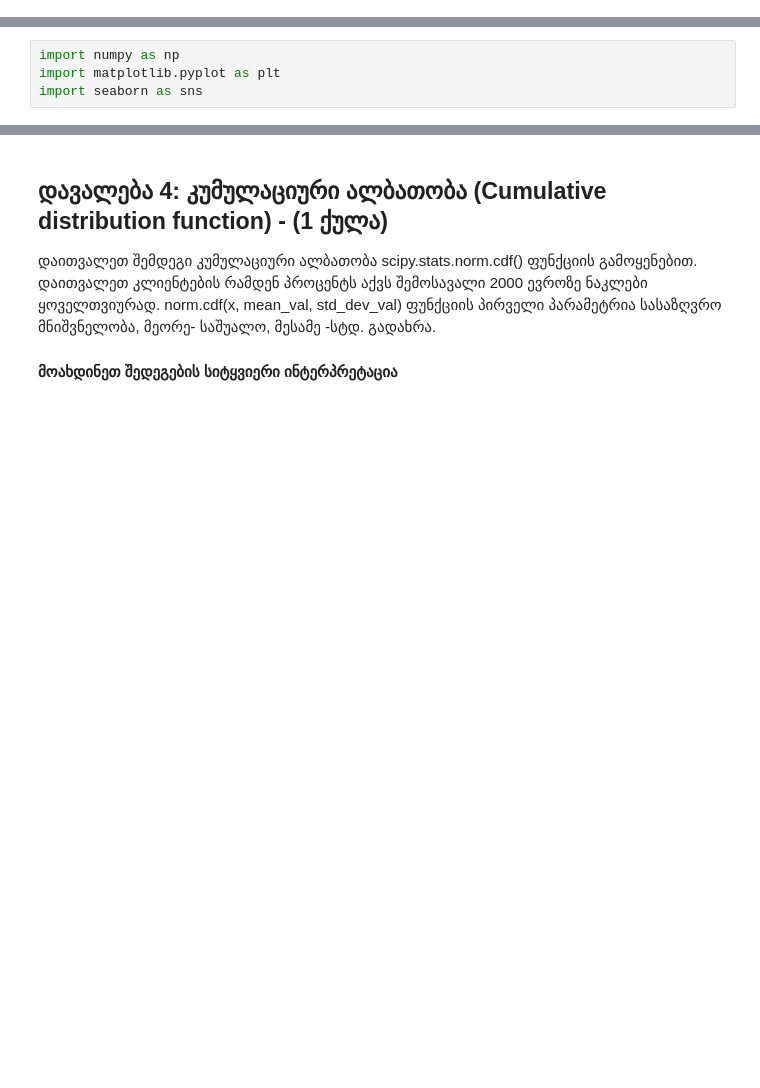
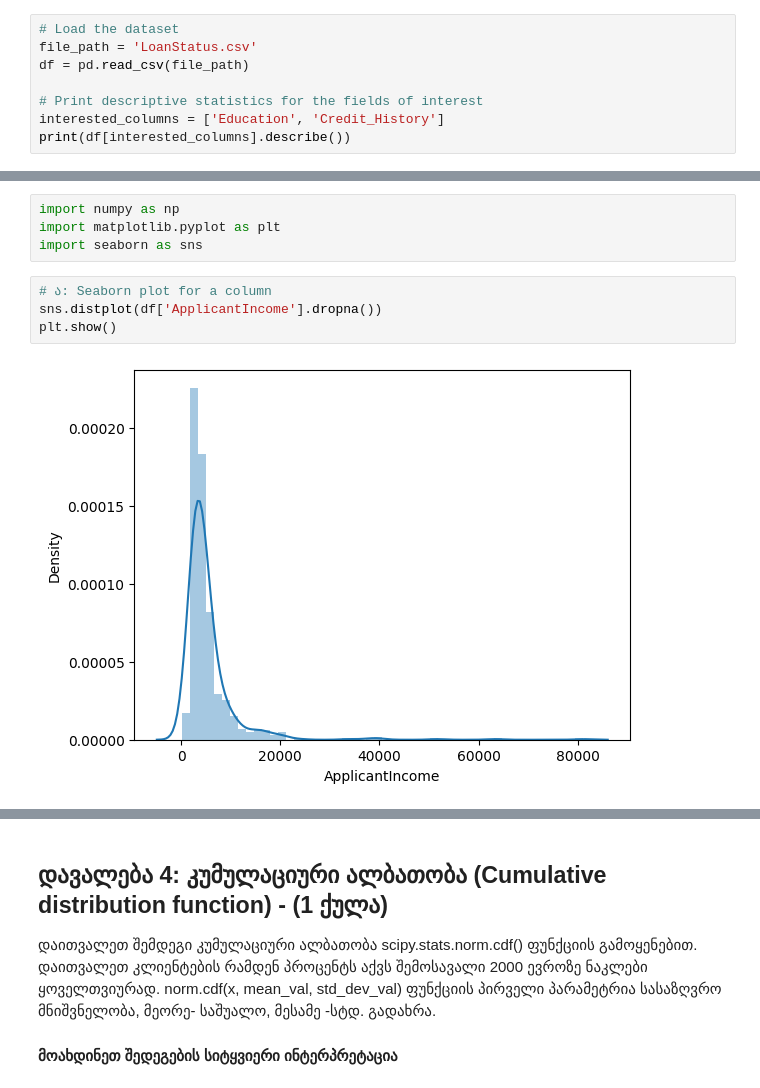
Before and after one commit to Ninidze1/Python-Analytics, a Jupyter notebook: Quiz 2_Probability_Statistics.ipynb, the cells around one changed output, grey strips where cells are left out. Cells and saved outputs as stored; diff of their text form; blank space fills up the shorter version.

```diff
--- a/Quiz 2_Probability_Statistics.ipynb
+++ b/Quiz 2_Probability_Statistics.ipynb
@@ -37,3 +37,11 @@ import warnings
 
 from scipy.stats import norm
 warnings.filterwarnings("ignore")
+# %%
+# Load the dataset
+file_path = 'LoanStatus.csv'
+df = pd.read_csv(file_path)
+
+# Print descriptive statistics for the fields of interest
+interested_columns = ['Education', 'Credit_History']
+print(df[interested_columns].describe())
@@ -59,3 +107,9 @@ warnings.filterwarnings("ignore")
 import numpy as np
 import matplotlib.pyplot as plt
 import seaborn as sns
+# %%
+# ა: Seaborn plot for a column
+sns.distplot(df['ApplicantIncome'].dropna())
+plt.show()
+# %% [output]
+[figure, added]
```
Also changed, not shown: parts of 11 cells of this notebook.
